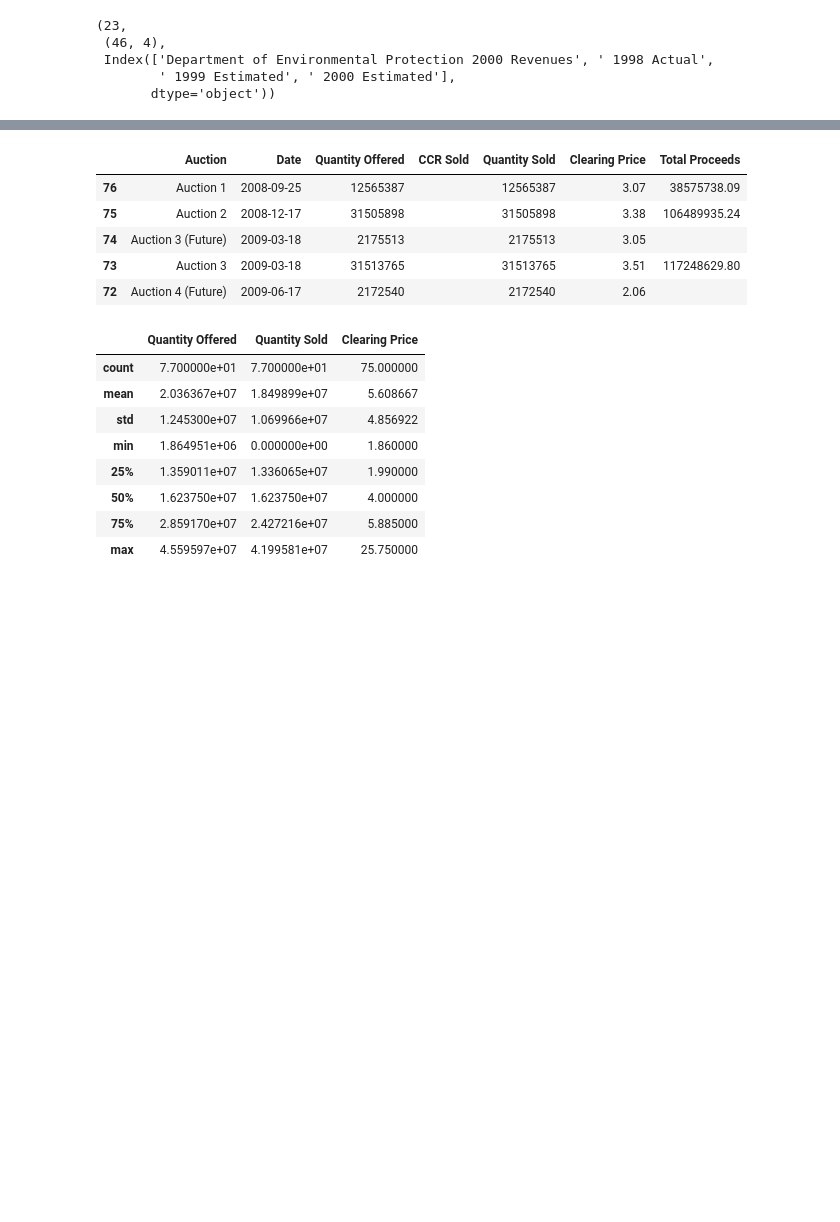
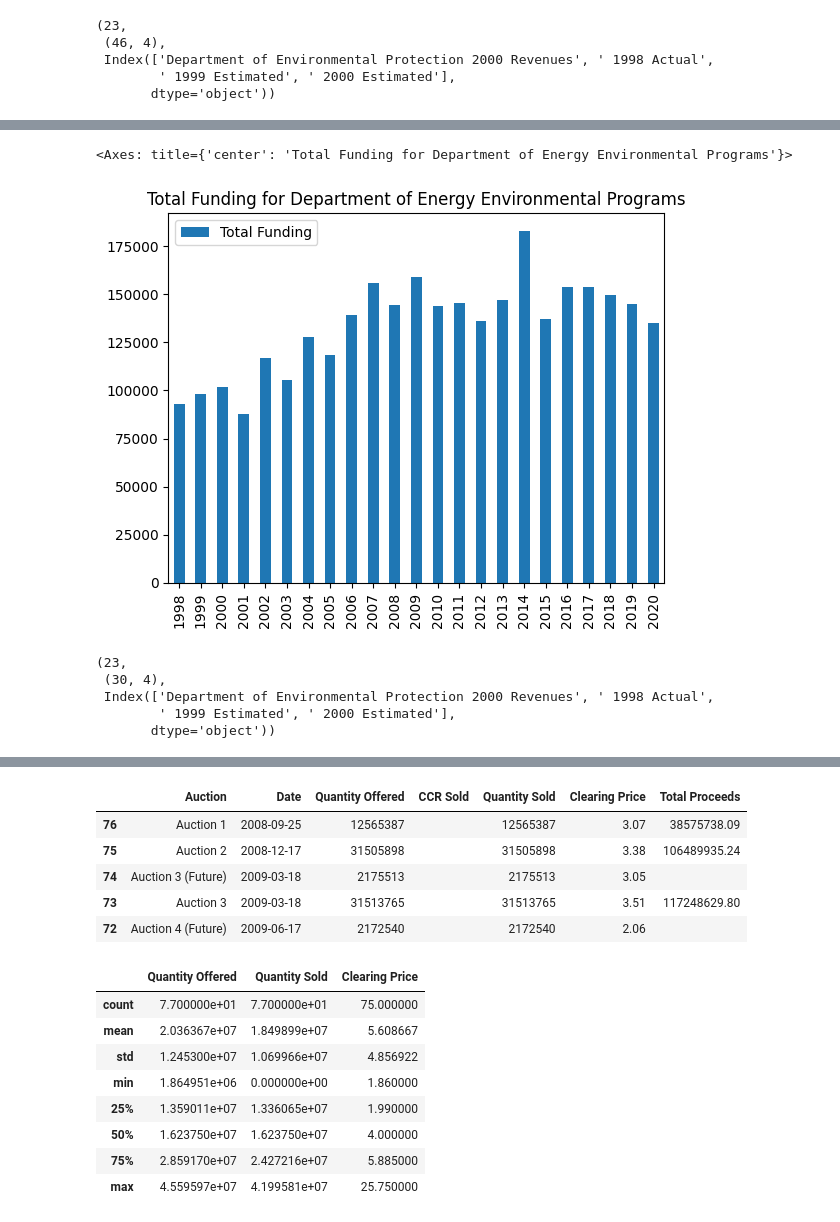
Before and after one commit to Rutgers-Economics-Labs/CleanEnergyFundingF24, a Jupyter notebook: analyze.ipynb, the cells around one changed output, grey strips where cells are left out. Cells and saved outputs as stored; diff of their text form; code cells hidden in the pictures; blank space fills up the shorter version.

Commit message:
add graphs of dep ep revenue

```diff
--- a/analyze.ipynb
+++ b/analyze.ipynb
@@ -18,3 +18,14 @@ len(years_DepEP), years_DepEP[0].shape, years_DepEP[0].columns
  Index(['Department of Environmental Protection 2000 Revenues', ' 1998 Actual',
         ' 1999 Estimated', ' 2000 Estimated'],
        dtype='object'))
+# %%
+# for each of the things in years create a new data frame with the sum of all funding resources
+sums_DepEP = {}
+for year in years_DepEP:
+    column = year.columns[1]
+
+    # convert to numeric
+    year[column] = pd.to_numeric(year[column], errors='coerce')
+    sums_DepEP[int(column.split(' ')[1])] = year[column].sum()
+
+sums_DepEP
@@ -20,0 +50,4 @@ len(years_DepEP), years_DepEP[0].shape, years_DepEP[0].columns
+# %%
+# convert the dictionary to a dataframe
+sums_DepEP_df = pd.DataFrame.from_dict(sums_DepEP, orient='index', columns=['Total Funding'])
+sums_DepEP_df
@@ -20,0 +72,22 @@ len(years_DepEP), years_DepEP[0].shape, years_DepEP[0].columns
+# %%
+# plot the data
+sums_DepEP_df.plot(kind='bar', title='Total Funding for Department of Energy Environmental Programs')
+# %% [output]
+<Axes: title={'center': 'Total Funding for Department of Energy Environmental Programs'}>
+[figure, added]
+# %%
+years_DepEPFedRev = []
+
+# loop through the csvs in data/DepEPFedRev and add the dataframe to the list
+for file in os.listdir('data/DepEPFedRev'):
+    if file.endswith('.csv'):
+        years_DepEPFedRev.append(pd.read_csv('data/DepEPFedRev/' + file))
+
+# print some info about the dataframes
+len(years_DepEPFedRev), years_DepEPFedRev[0].shape, years_DepEPFedRev[0].columns
+# %% [output]
+(23,
+ (30, 4),
+ Index(['Department of Environmental Protection 2000 Revenues', ' 1998 Actual',
+        ' 1999 Estimated', ' 2000 Estimated'],
+       dtype='object'))
```
Also changed, not shown: parts of 6 cells of this notebook.
